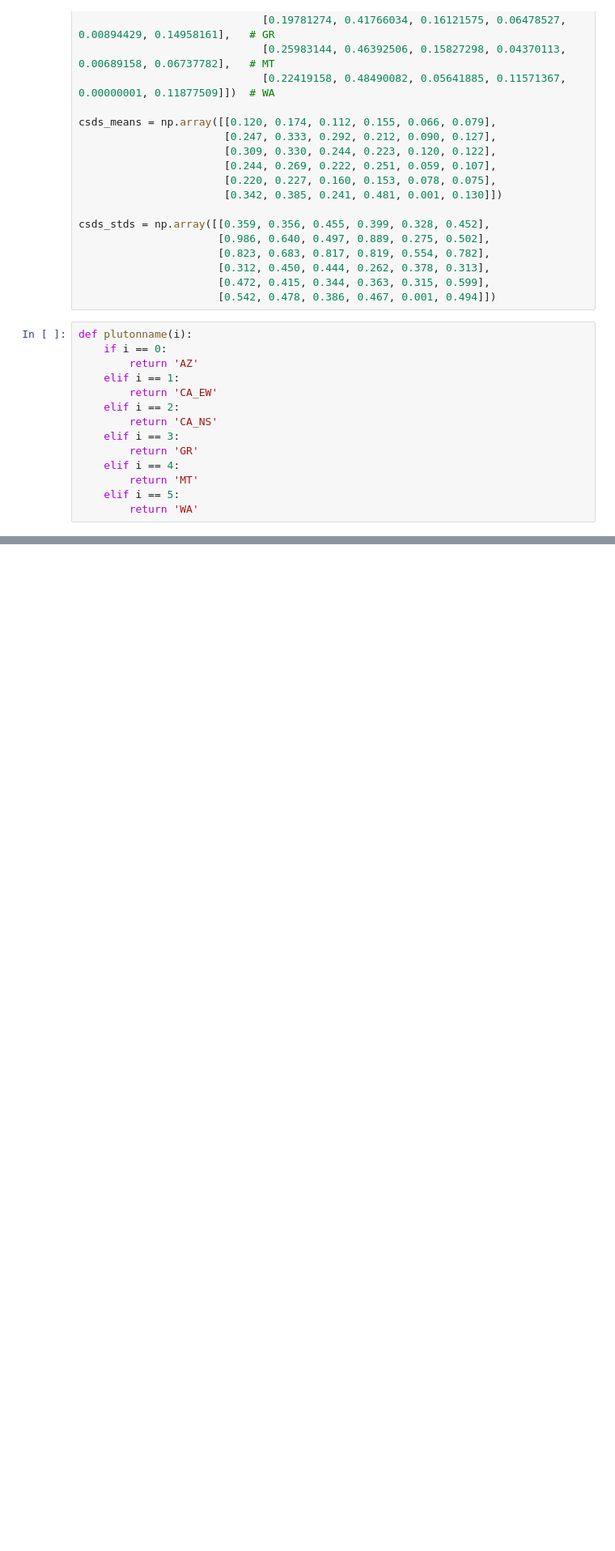
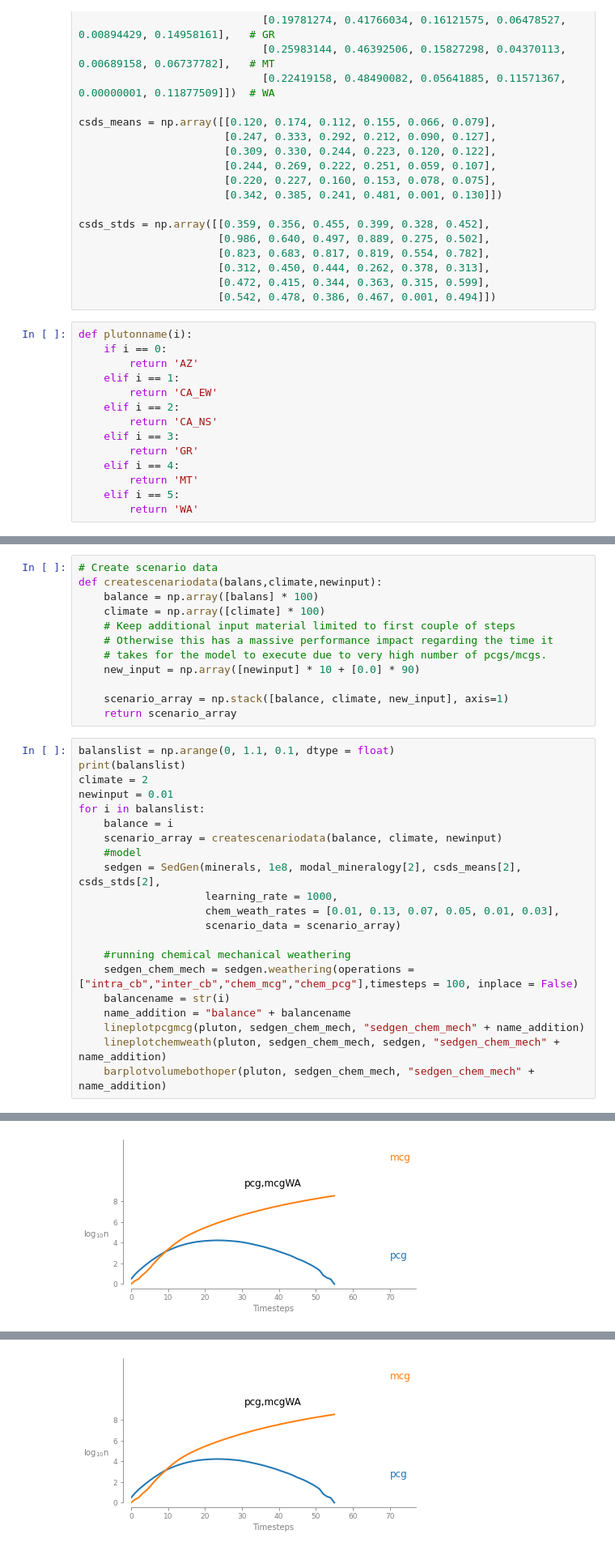
Before and after one commit to QuintenW98/SedgenmasterthesisQ, a Jupyter notebook: notebooks/simulation.ipynb, the cells around one changed output, grey strips where cells are left out. Shown at 81% size. Cells and saved outputs as stored; diff of their text form; blank space fills up the shorter version.

```diff
--- a/notebooks/simulation.ipynb
+++ b/notebooks/simulation.ipynb
@@ -216,0 +457,34 @@ After 57 steps all pcgs have been broken down to mcg
+# %%
+# Create scenario data
+def createscenariodata(balans,climate,newinput):
+    balance = np.array([balans] * 100)
+    climate = np.array([climate] * 100)
+    # Keep additional input material limited to first couple of steps
+    # Otherwise this has a massive performance impact regarding the time it
+    # takes for the model to execute due to very high number of pcgs/mcgs.
+    new_input = np.array([newinput] * 10 + [0.0] * 90)
+
+    scenario_array = np.stack([balance, climate, new_input], axis=1)
+    return scenario_array
+# %%
+balanslist = np.arange(0, 1.1, 0.1, dtype = float)
+print(balanslist)
+climate = 2
+newinput = 0.01
+for i in balanslist:
+    balance = i
+    scenario_array = createscenariodata(balance, climate, newinput)
+    #model
+    sedgen = SedGen(minerals, 1e8, modal_mineralogy[2], csds_means[2], csds_stds[2],
+                    learning_rate = 1000,
+                    chem_weath_rates = [0.01, 0.13, 0.07, 0.05, 0.01, 0.03],
+                    scenario_data = scenario_array)
+
+    #running chemical mechanical weathering
+    sedgen_chem_mech = sedgen.weathering(operations = ["intra_cb","inter_cb","chem_mcg","chem_pcg"],timesteps = 100, inplace = False)
+    balancename = str(i)
+    name_addition = "balance" + balancename
+    lineplotpcgmcg(pluton, sedgen_chem_mech, "sedgen_chem_mech" + name_addition)
+    lineplotchemweath(pluton, sedgen_chem_mech, sedgen, "sedgen_chem_mech" + name_addition)
+    barplotvolumebothoper(pluton, sedgen_chem_mech, "sedgen_chem_mech" + name_addition)
+# %% [output]
@@ -216,0 +508 @@ After 57 steps all pcgs have been broken down to mcg
+[figure, added]
@@ -216,0 +528 @@ After 57 steps all pcgs have been broken down to mcg
+[figure, added]
```
Also changed, not shown: parts of 13 cells of this notebook.
